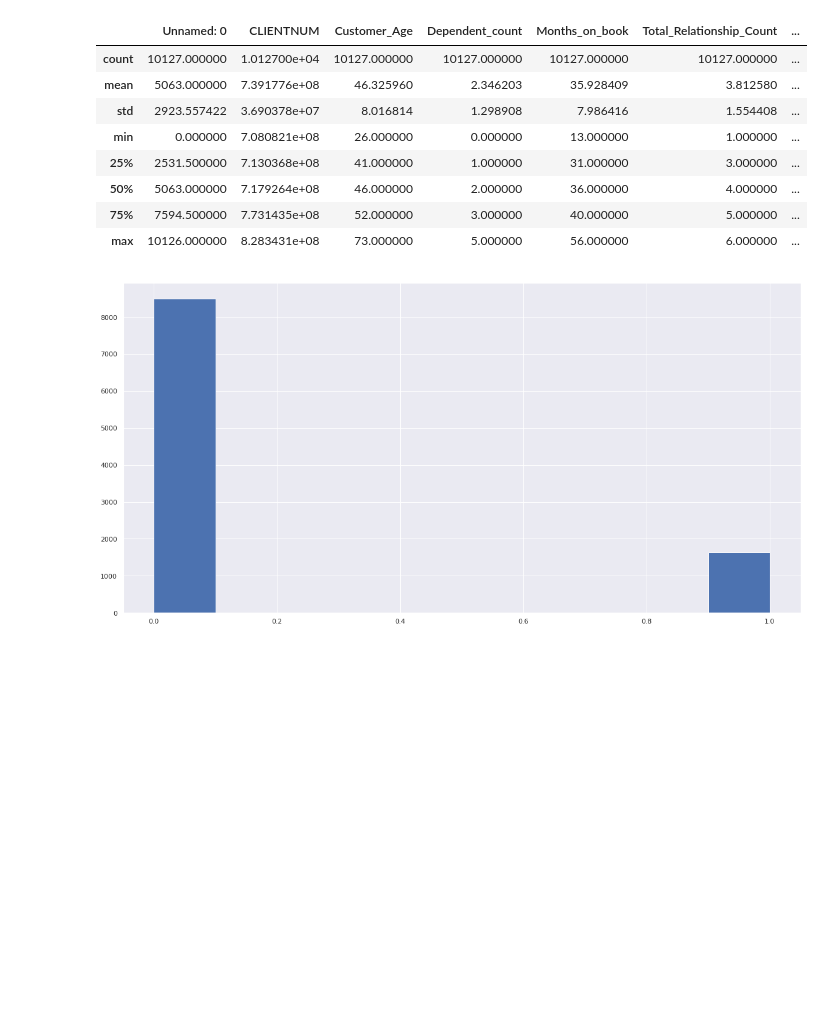
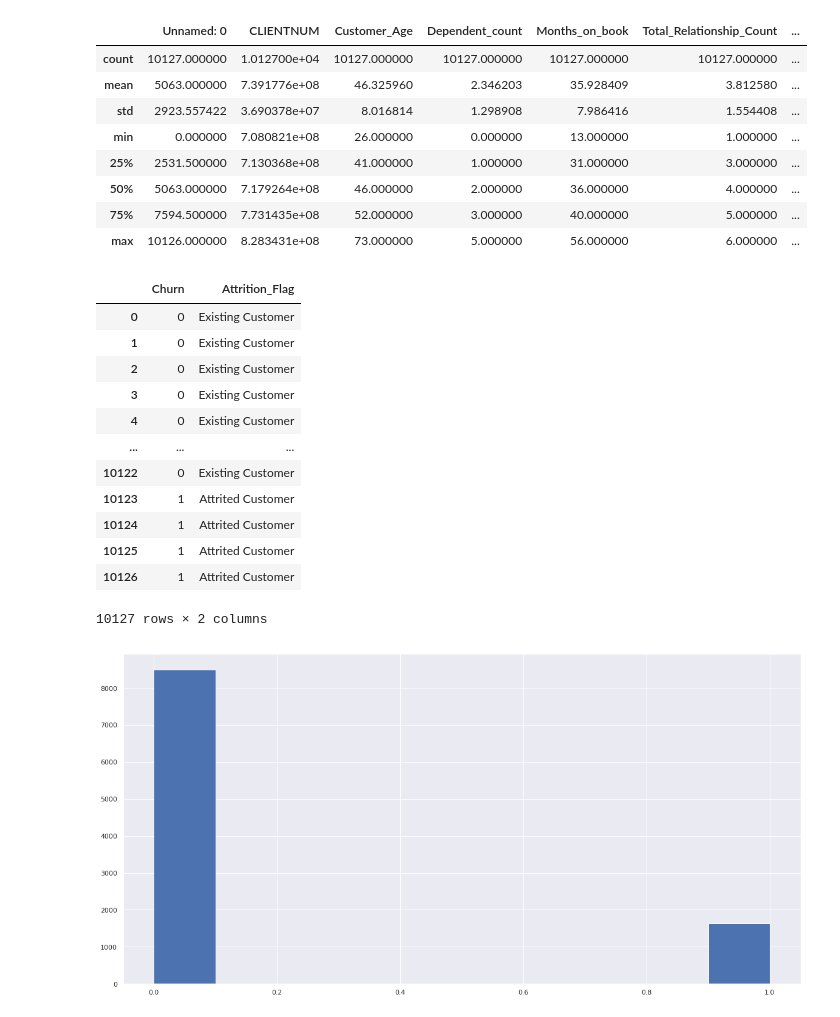
Before and after one commit to ryan-dutra/Predict-Customer-Churn-With-Clean-Code, a Jupyter notebook: churn_notebook.ipynb, the cells around one changed output. Saved outputs shown, nothing was run; the diff lists cells and outputs as text; code cells hidden in the pictures; blank space fills up the shorter version.

```diff
--- a/churn_notebook.ipynb
+++ b/churn_notebook.ipynb
@@ -91,6 +127,22 @@ quant_columns = [
 ]
 # %%
 df['Churn'] = df['Attrition_Flag'].apply(lambda val: 0 if val == "Existing Customer" else 1)
+# %%
+df[['Churn', 'Attrition_Flag']]
+# %% [output]
+|  | Churn | Attrition_Flag |
+| 0 | 0 | Existing Customer |
+| 1 | 0 | Existing Customer |
+| 2 | 0 | Existing Customer |
+| 3 | 0 | Existing Customer |
+| 4 | 0 | Existing Customer |
+| ... | ... | ... |
+| 10122 | 0 | Existing Customer |
+| 10123 | 1 | Attrited Customer |
+| 10124 | 1 | Attrited Customer |
+| 10125 | 1 | Attrited Customer |
+| 10126 | 1 | Attrited Customer |
+10127 rows × 2 columns
 # %%
 plt.figure(figsize=(20,10))
 df['Churn'].hist();
```
Also changed, not shown: parts of 6 cells of this notebook, 2 other files.
